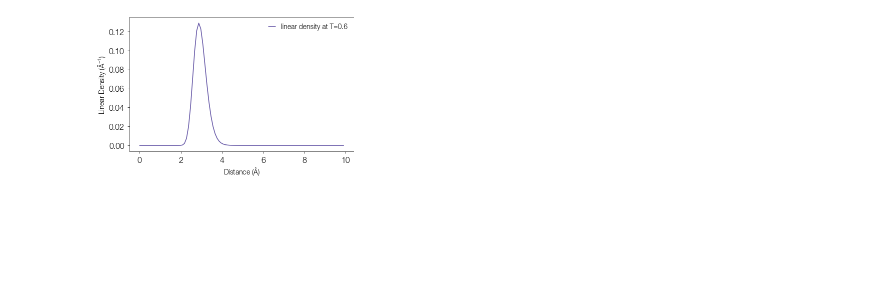
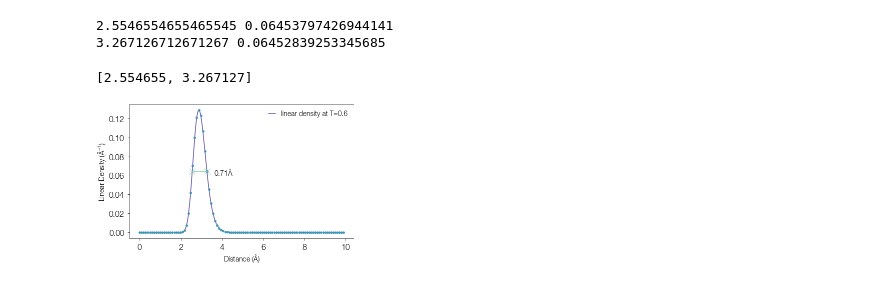
Before and after one commit to DelMaestroGroup/papers-code-Superfluid4HeStrainGraphene, a Jupyter notebook: src/lindenset.ipynb, the cells around one changed output. Saved outputs shown, nothing was run; the diff lists cells and outputs as text; code cells hidden in the pictures; blank space fills up the shorter version.

```diff
--- a/src/lindenset.ipynb
+++ b/src/lindenset.ipynb
@@ -101,4 +102,4 @@ def lin_ave(subset):
 
         return totNlst, lin_lst, dz_lst
 # %%
-target = dbase[dbase['totN']==64]
+target = dbase[(dbase['strain']==0.15)&(dbase['mu']==-93)&(dbase['totN']==64)&(dbase['T']==0.6)]
@@ -104,0 +109,5 @@ target = dbase[dbase['totN']==64]
+# %%
+from scipy import interpolate
+x = np.arange(0,10-dz_lst[0],dz_lst[0])
+y = np.array(lin_lst[0])*dz_lst[0]*lx*ly/target['n'].iloc[0]
+f = interpolate.interp1d(x, y, kind='cubic')
@@ -104,0 +119,4 @@ target = dbase[dbase['totN']==64]
+# %%
+xnew = np.linspace(2, 4, 10000)
+ynew = f(xnew)   # use interpolation function returned by `interp1d`
+plt.plot(x, y, 'o', xnew, ynew, '-')
@@ -105,20 +127,44 @@ target = dbase[dbase['totN']==64]
+# %%
+ymax = max(ynew)
+halfmax = []
+for i, yv in enumerate(ynew):
+    if yv >= ymax/2:
+        print(xnew[i], yv)
+        halfmax.append(round(xnew[i],6))
+        break
+for i, yv in enumerate(ynew[::-1]):
+    if yv >= ymax/2:
+        print(xnew[-i], yv)
+        halfmax.append(round(xnew[-i],6))
+        break
+# %% [output]
+2.5546554655465545 0.06453797426944141
+3.267126712671267 0.06452839253345685
+# %%
+halfmax
+# %% [output]
+[2.554655, 3.267127]
 # %%
-totNlst, lin_lst, dz_lst = lin_ave(target)
-lx, ly, lz = target['boxdims'].iloc[0]
+# totNlst, lin_lst, dz_lst = lin_ave(target)
+# lx, ly, lz = target['boxdims'].iloc[0]
 
 plt.style.reload_library()
 fig = plt.figure('fig')
 dgutils.fonts.set_custom_font(font_path)
-plt.plot(np.arange(0,10-dz_lst[0],dz_lst[0]) ,lin_lst[0]*dz_lst[0]*lx*ly/target['n'].iloc[0], label=f'linear density at T=0.6')
+plt.plot(xnew, ynew, '-', label=f'linear density at T=0.6')
+plt.plot(np.arange(0,10-dz_lst[0],dz_lst[0]) ,np.array(lin_lst[0])*dz_lst[0]*lx*ly/target['n'].iloc[0],
+         'o',)
+plt.plot(halfmax, [ymax/2, ymax/2], "x-", ms = 6)
+plt.text(3.6,0.06,str(round(halfmax[1]-halfmax[0],2))+r'${\rm \AA}$')
 # for i in range(len(lin_lst)):
 #     print(totNlst[i])
 #     plt.plot(np.arange(0,10-dz_lst[i],dz_lst[i]) ,lin_lst[i], label=f'size={totNlst[i]}')
 plt.legend()
 plt.xlabel('Distance'+r' (${\rm \AA}$)')
 plt.ylabel('Linear Density' +r' (${\rm \AA}^{-1}$)')
 fig.savefig('../figures/linden15-93.pdf')
 # %% [output]
-[figure, old version]
+[figure, new version]
 # %%
 sum(lin_lst[0]*dz_lst[0]*lx*ly/target['n'].iloc[0])
 # %% [output]
```
Also changed, not shown: parts of 5 cells of this notebook, 2 other files.
